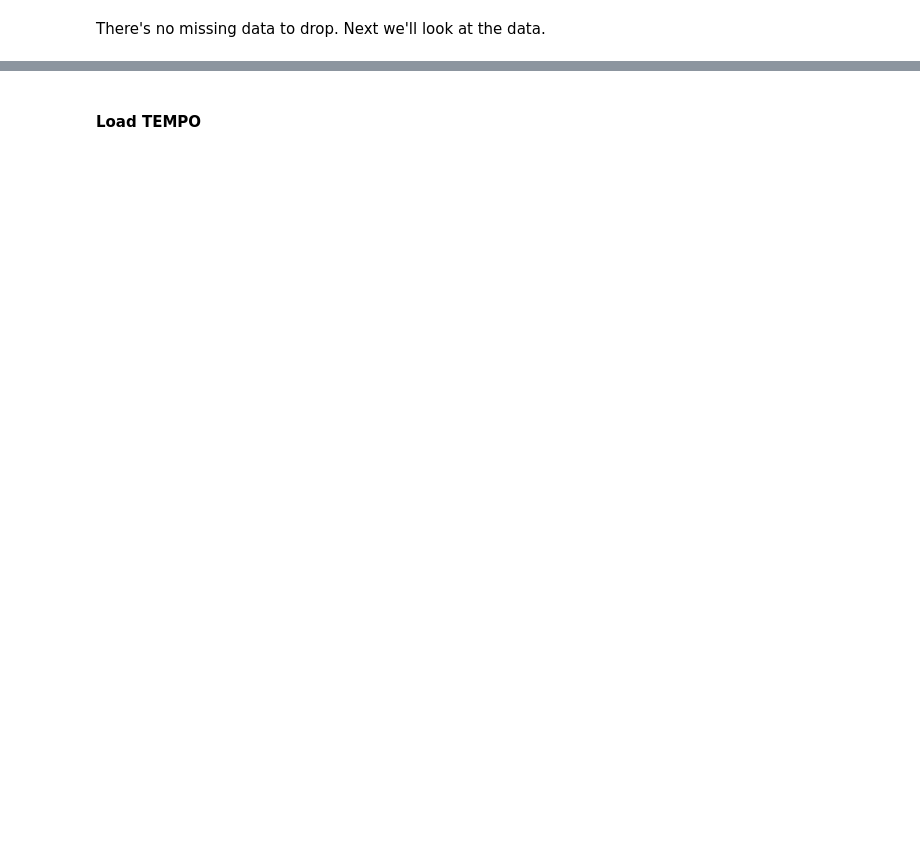
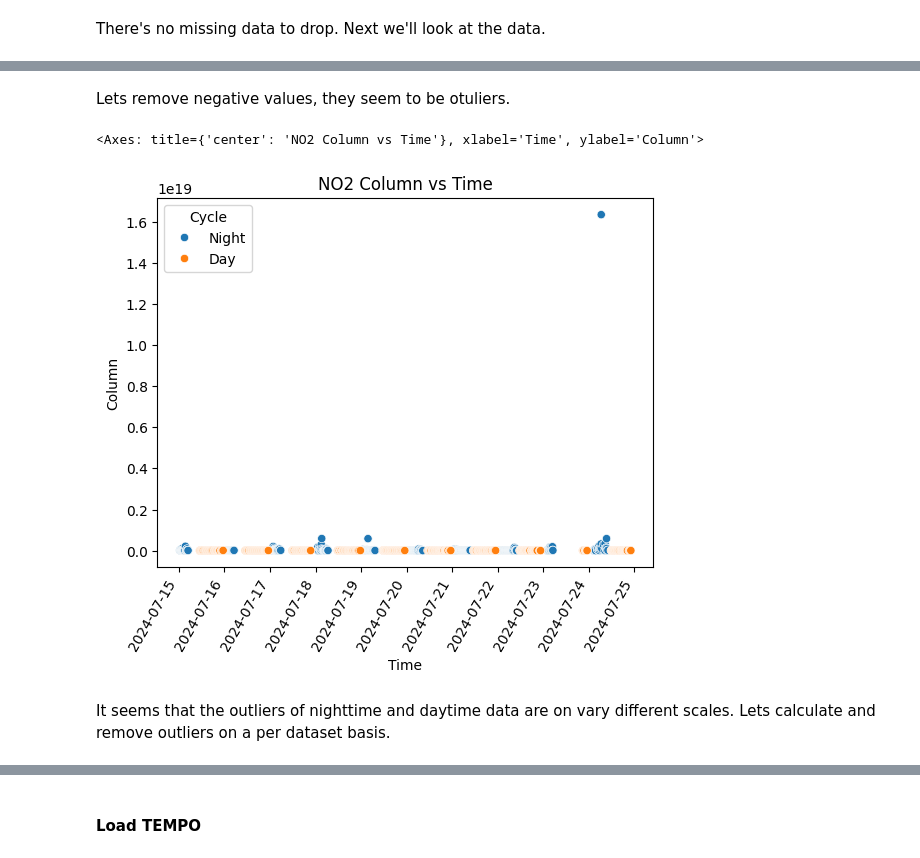
Before and after one commit to jestern001/MLA-Project, a Jupyter notebook: Project/Data_Getter.ipynb, the cells around one changed output, grey strips where cells are left out. Saved outputs shown, nothing was run; the diff lists cells and outputs as text; code cells hidden in the pictures; blank space fills up the shorter version.

```diff
--- a/Project/Data_Getter.ipynb
+++ b/Project/Data_Getter.ipynb
@@ -534,0 +498,16 @@ sns.lineplot(data=pgn_df, x='Time', y='Column')
+# %% [markdown]
+Lets remove negative values, they seem to be otuliers.
+# %%
+negative_filter = pgn_df.Column > 0
+pgn_df = pgn_df[negative_filter]
+
+fig, ax = plt.subplots()
+plt.xticks(rotation=60, ha='right')
+plt.title("NO2 Column vs Time")
+plt.xlabel('Time (UTC)')
+sns.scatterplot(data=pgn_df, x='Time', y='Column', hue='Cycle')
+# %% [output]
+<Axes: title={'center': 'NO2 Column vs Time'}, xlabel='Time', ylabel='Column'>
+[figure, added]
+# %% [markdown]
+It seems that the outliers of nighttime and daytime data are on vary different scales.  Lets calculate and remove outliers on a per dataset basis.
```
Also changed, not shown: parts of 30 cells of this notebook.
